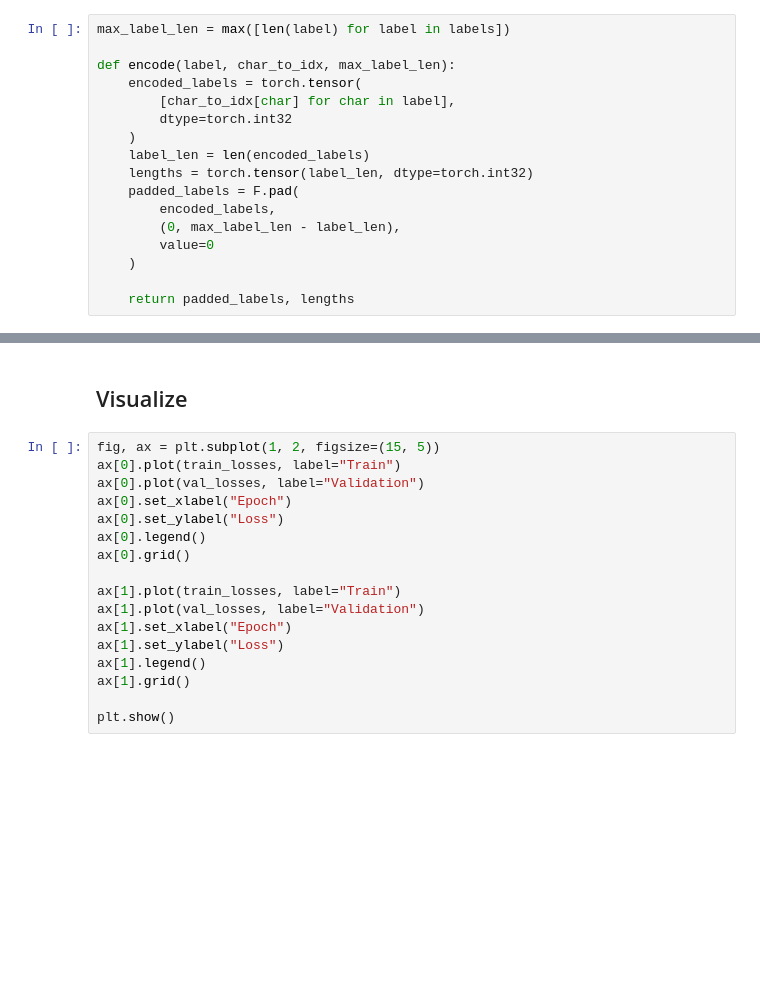
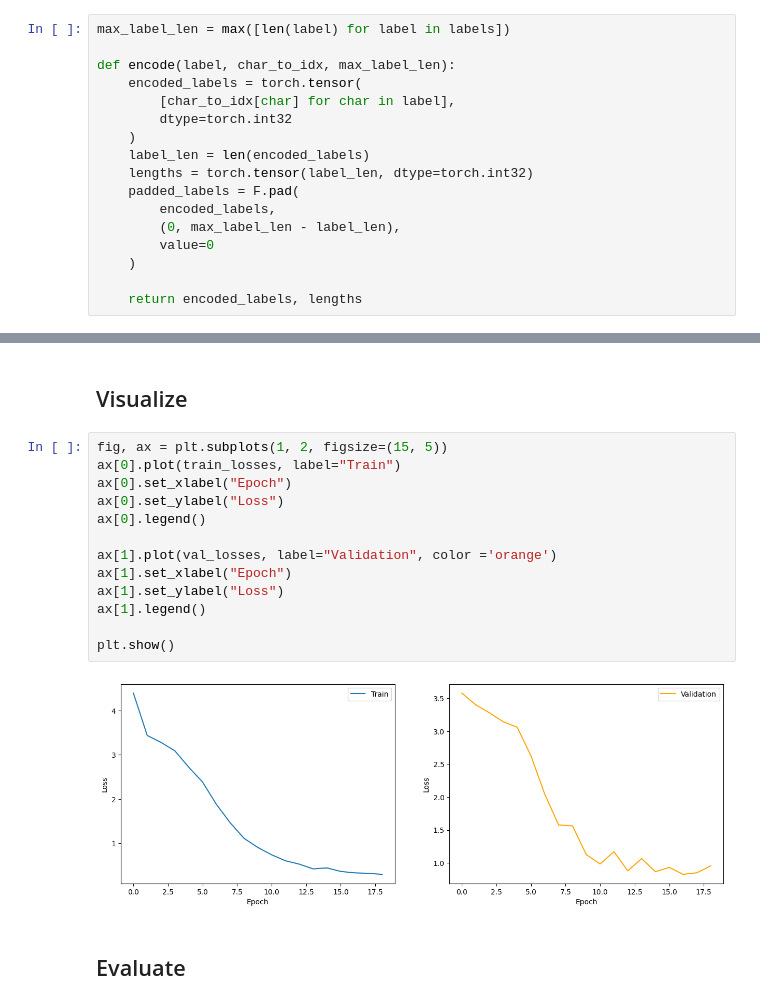
Before and after one commit to qhung23125005/Scene-Text-Detection, a Jupyter notebook: Text_Recognition.ipynb, the cells around one changed output, grey strips where cells are left out. Saved outputs shown, nothing was run; the diff lists cells and outputs as text; blank space fills up the shorter version.

```diff
--- a/Text_Recognition.ipynb
+++ b/Text_Recognition.ipynb
@@ -204,7 +204,7 @@ def encode(label, char_to_idx, max_label_len):
         value=0
     )
 
-    return padded_labels, lengths
+    return encoded_labels, lengths
 # %%
 def decode(encoded_sequences, idx_to_char, blank_char='-'):
     decoded_sequences = []
@@ -590,19 +590,19 @@ EPOCH 73:       Train loss: nan Val loss: nan            Time: 13.50 seconds
 # %% [markdown]
 ## Visualize
 # %%
-fig, ax = plt.subplot(1, 2, figsize=(15, 5))
+fig, ax = plt.subplots(1, 2, figsize=(15, 5))
 ax[0].plot(train_losses, label="Train")
-ax[0].plot(val_losses, label="Validation")
 ax[0].set_xlabel("Epoch")
 ax[0].set_ylabel("Loss")
 ax[0].legend()
-ax[0].grid()
 
-ax[1].plot(train_losses, label="Train")
-ax[1].plot(val_losses, label="Validation")
+ax[1].plot(val_losses, label="Validation", color ='orange')
 ax[1].set_xlabel("Epoch")
 ax[1].set_ylabel("Loss")
 ax[1].legend()
-ax[1].grid()
 
 plt.show()
+# %% [output]
+[figure, added]
+# %% [markdown]
+## Evaluate
```
Also changed, not shown: parts of 6 cells of this notebook, 3 other files.
